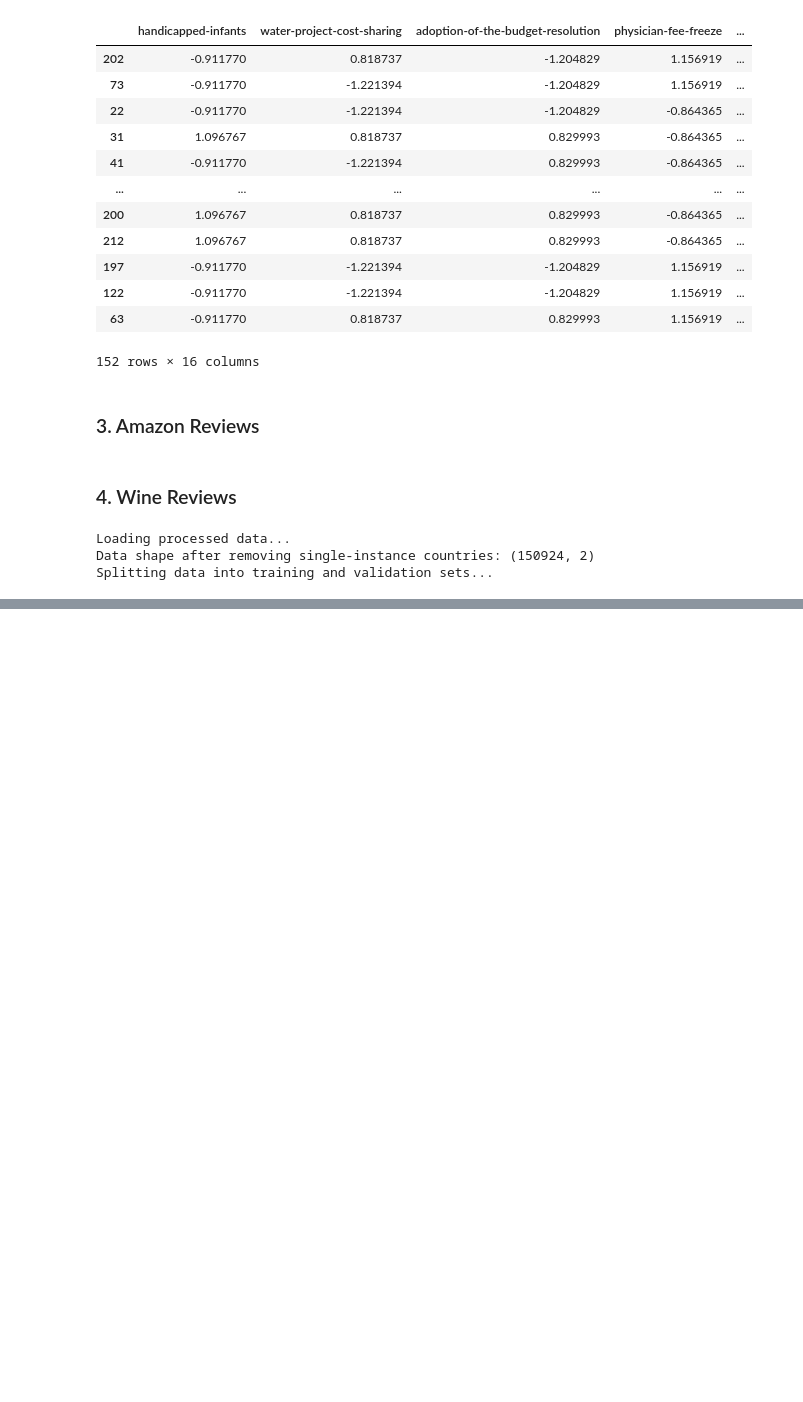
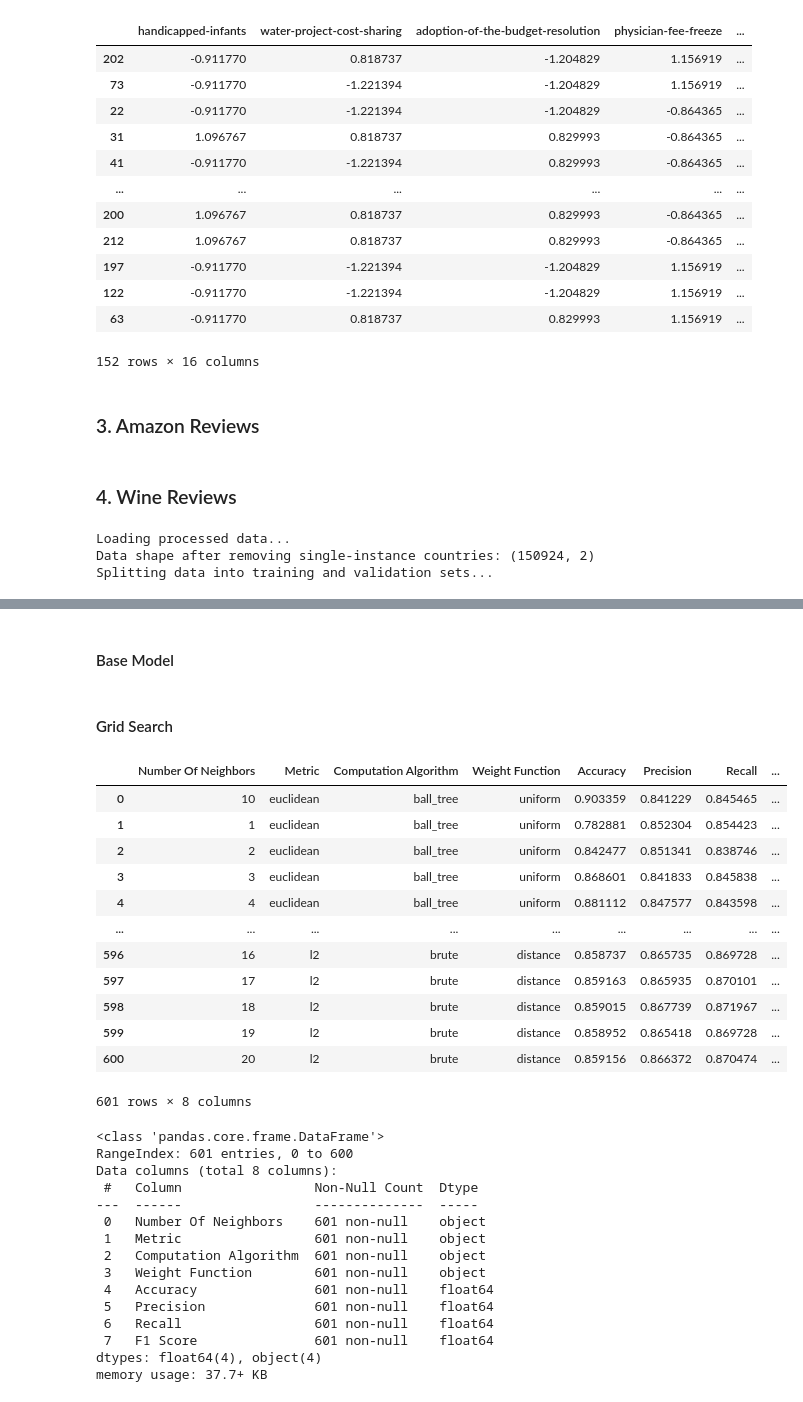
Before and after one commit to woerndle/ds-ml-project, a Jupyter notebook: notebooks/knn.ipynb, the cells around one changed output, grey strips where cells are left out. Cells and saved outputs as stored; diff of their text form; code cells hidden in the pictures; blank space fills up the shorter version.

Commit message:
Added top models for Traffic dataset

```diff
--- a/notebooks/knn.ipynb
+++ b/notebooks/knn.ipynb
@@ -109,0 +131,2 @@ Splitting data into training and validation sets...
+# %% [markdown]
+#### Base Model
@@ -109,0 +165,31 @@ Splitting data into training and validation sets...
+# %% [markdown]
+#### Grid Search
+# %%
+# dataframe initalisiation for storing results
+test_results = pd.DataFrame(
+    columns=[
+        "Number Of Neighbors",
+        "Metric",
+        "Computation Algorithm",
+        "Weight Function",
+        "Accuracy",
+        "Precision",
+        "Recall",
+        "F1 Score",
+    ]
+)
+
+base_row = pd.DataFrame(
+    {
+        "Number Of Neighbors": [10],
+        "Metric": "euclidean",
+        "Computation Algorithm": "ball_tree",
+        "Weight Function": "uniform",
+        "Accuracy": [base_model_accuracy],
+        "Precision": [base_model_precision],
+        "Recall": [base_model_recall],
+        "F1 Score": [base_model_f1_score],
+    }
+)
+
+test_results_traffic = pd.concat([test_results, base_row], ignore_index=True)
@@ -109,0 +244,32 @@ Splitting data into training and validation sets...
+# %%
+display(test_results_traffic)
+test_results_traffic.info()
+# %% [output]
+|  | Number Of Neighbors | Metric | Computation Algorithm | Weight Function | Accuracy | Precision | Recall | ... |
+| 0 | 10 | euclidean | ball_tree | uniform | 0.903359 | 0.841229 | 0.845465 | ... |
+| 1 | 1 | euclidean | ball_tree | uniform | 0.782881 | 0.852304 | 0.854423 | ... |
+| 2 | 2 | euclidean | ball_tree | uniform | 0.842477 | 0.851341 | 0.838746 | ... |
+| 3 | 3 | euclidean | ball_tree | uniform | 0.868601 | 0.841833 | 0.845838 | ... |
+| 4 | 4 | euclidean | ball_tree | uniform | 0.881112 | 0.847577 | 0.843598 | ... |
+| ... | ... | ... | ... | ... | ... | ... | ... | ... |
+| 596 | 16 | l2 | brute | distance | 0.858737 | 0.865735 | 0.869728 | ... |
+| 597 | 17 | l2 | brute | distance | 0.859163 | 0.865935 | 0.870101 | ... |
+| 598 | 18 | l2 | brute | distance | 0.859015 | 0.867739 | 0.871967 | ... |
+| 599 | 19 | l2 | brute | distance | 0.858952 | 0.865418 | 0.869728 | ... |
+| 600 | 20 | l2 | brute | distance | 0.859156 | 0.866372 | 0.870474 | ... |
+601 rows × 8 columns
+<class 'pandas.core.frame.DataFrame'>
+RangeIndex: 601 entries, 0 to 600
+Data columns (total 8 columns):
+ #   Column                 Non-Null Count  Dtype
+---  ------                 --------------  -----
+ 0   Number Of Neighbors    601 non-null    object
+ 1   Metric                 601 non-null    object
+ 2   Computation Algorithm  601 non-null    object
+ 3   Weight Function        601 non-null    object
+ 4   Accuracy               601 non-null    float64
+ 5   Precision              601 non-null    float64
+ 6   Recall                 601 non-null    float64
+ 7   F1 Score               601 non-null    float64
+dtypes: float64(4), object(4)
+memory usage: 37.7+ KB
```
Also changed, not shown: parts of 9 cells of this notebook.
